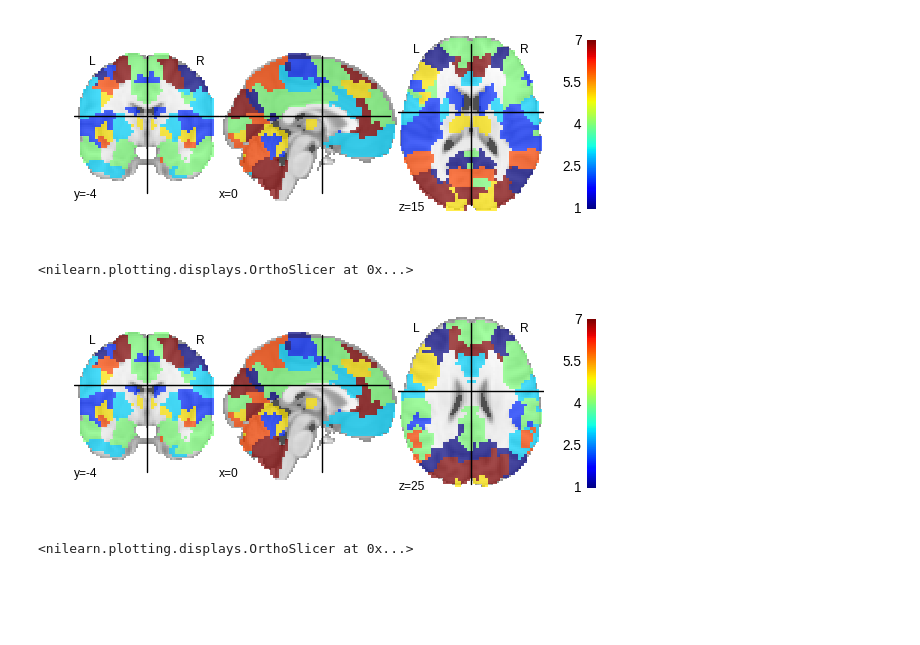
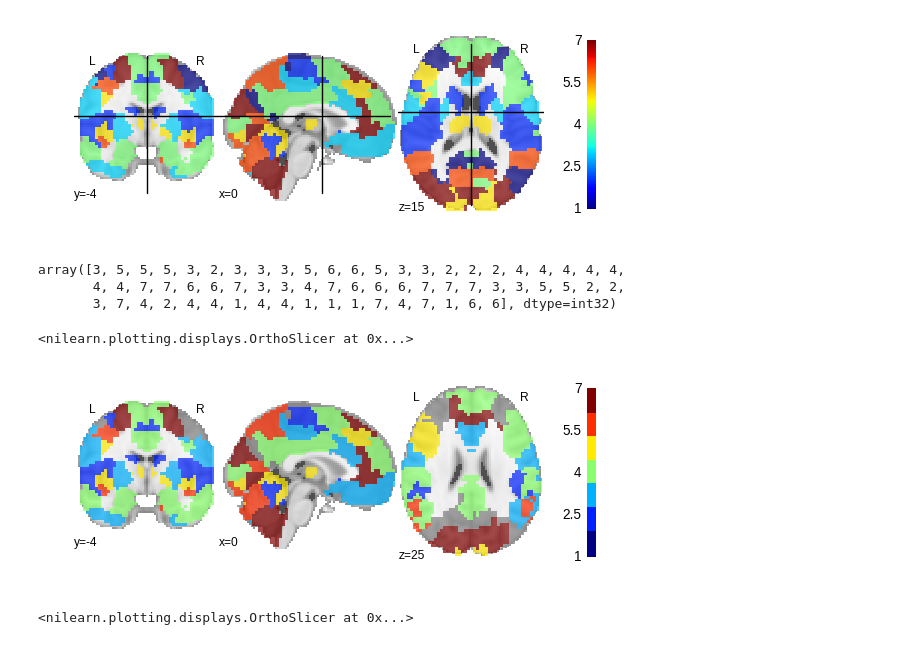
Before and after one commit to SIMEXP/schizo_multisite, a Jupyter notebook: figures/connectomes.ipynb, the cells around one changed output. Drawn from its saved outputs; the diff is of its cells as text; code cells hidden in the pictures; blank space fills up the shorter version.

Commit message:
figure changes rev1

```diff
--- a/figures/connectomes.ipynb
+++ b/figures/connectomes.ipynb
@@ -142,14 +142,15 @@ array([1, 1, 1, 1, 1, 2, 2, 2, 2, 2, 2, 2, 3, 3, 3, 3, 3, 3, 3, 3, 3, 3, 3,
 # %%
 ind_sub = ind_7to64
 # %%
-grand_avg = data.loc[(demograph['sz']==0).values].values.mean(0)
+#grand_avg = data.loc[(demograph['sz']==0).values].values.mean(0)
 grand_avg = data.values.mean(0)
 ind = hc.hclustering(ts.vec2mat(grand_avg),ts.vec2mat(grand_avg).shape[0])
+
 grand_avg_sort = hc.ordermat(ts.vec2mat(grand_avg), ind)
+
 visu.mat(grand_avg_sort,lim=[-1,1])
 plt.grid(False)
 
-ind_sub = hc.hclustering(grand_avg_sort,7)
 
 ind_sub = hc.hclustering(ts.vec2mat(grand_avg),7)
 # %% [output]
@@ -173,6 +157,0 @@ print ind
-# %%
-# clustering in 7 networks
-ind_sub = hc.hclustering(grand_avg_sort,7)
-net7 = hc.ordermat(grand_avg_sort, ind_sub)
-visu.mat(net7,[-1,1],True,False,plt.cm.RdBu_r)
-plt.grid(False)
@@ -304,16 +280,22 @@ plotting.plot_roi(im_over,
 # %% [output]
 <nilearn.plotting.displays.OrthoSlicer at 0x...>
 [figure]
+# %%
+ind_sub
+# %% [output]
+array([3, 5, 5, 5, 3, 2, 3, 3, 3, 5, 6, 6, 5, 3, 3, 2, 2, 2, 4, 4, 4, 4, 4,
+       4, 4, 7, 7, 6, 6, 7, 3, 3, 4, 7, 6, 6, 6, 7, 7, 7, 3, 3, 5, 5, 2, 2,
+       3, 7, 4, 2, 4, 4, 1, 4, 4, 1, 1, 1, 7, 4, 7, 1, 6, 6], dtype=int32)
 # %%
 nn_map = ts.vec2vol(ind_sub,im_ref.get_data())
 im_over = nib.Nifti1Image(nn_map, im_ref.get_affine())
 
 
 plotting.plot_roi(im_over,
-                  cut_coords=(0, -4, 25), colorbar=True, cmap=plt.cm.jet)
+                  cut_coords=(0, -4, 25), colorbar=True, cmap=cmap, draw_cross=False)
 # %% [output]
 <nilearn.plotting.displays.OrthoSlicer at 0x...>
-[figure, old version]
+[figure, new version]
 # %%
 
 plotting.plot_roi(im_over,
```
Also changed, not shown: parts of 6 cells of this notebook, 4 other files.
